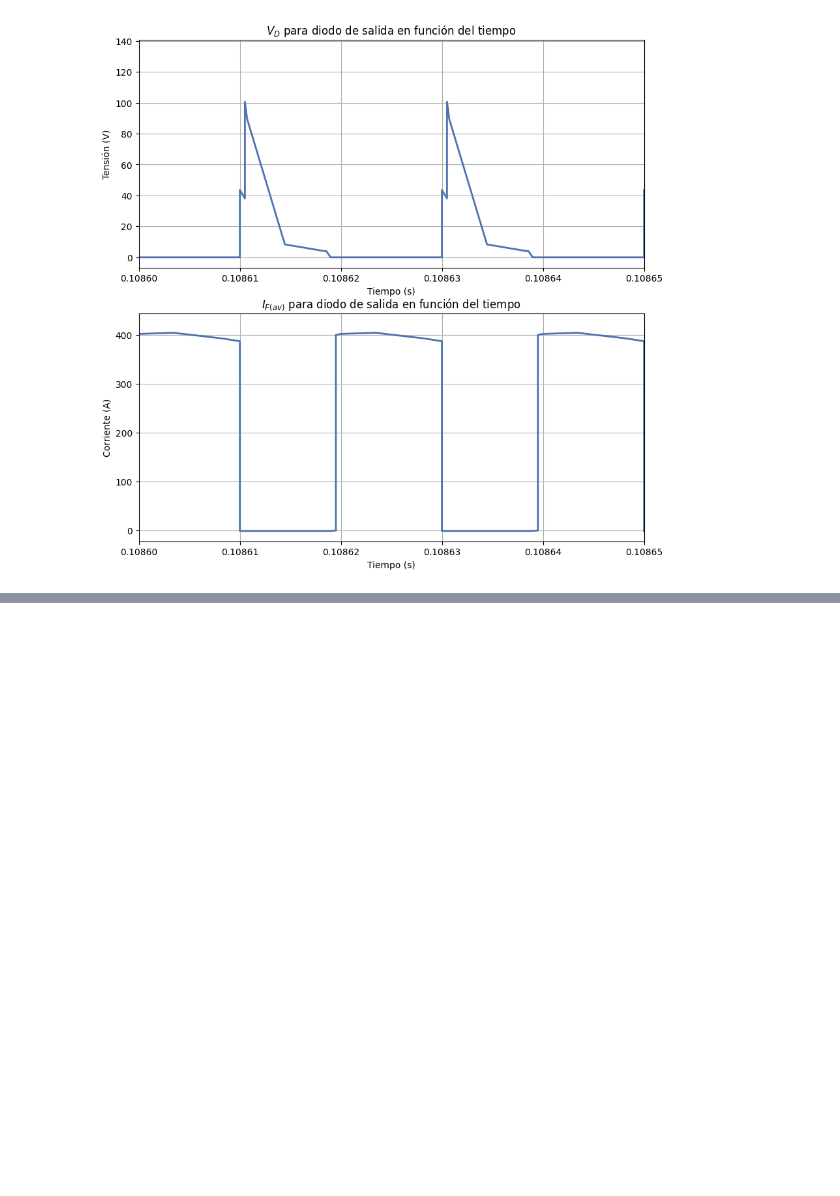
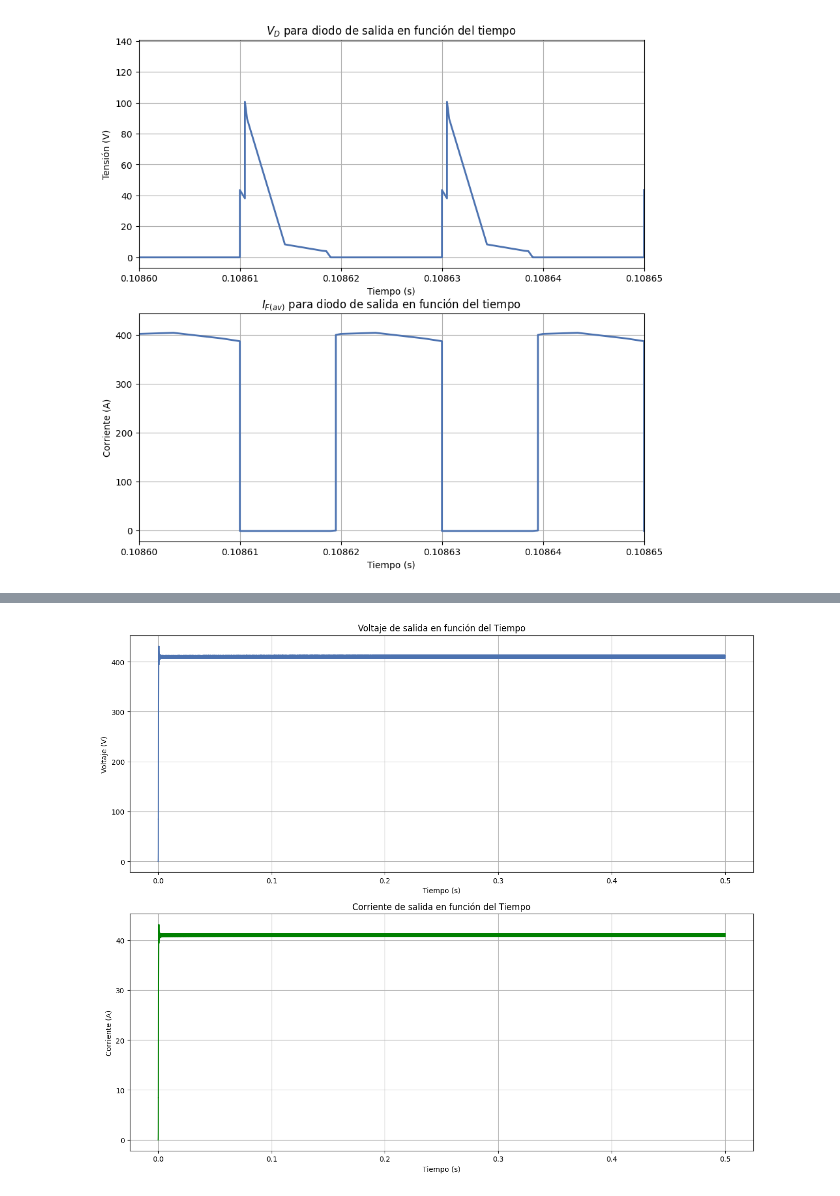
Before and after one commit to all5one-sudo/TFI_Electronica_Industrial, a Jupyter notebook: simulation_parameters.ipynb, the cells around one changed output, grey strips where cells are left out. Cells and saved outputs as stored; diff of their text form; code cells hidden in the pictures; blank space fills up the shorter version.

```diff
--- a/simulation_parameters.ipynb
+++ b/simulation_parameters.ipynb
@@ -243,0 +236,24 @@ plt.savefig('salida_resistencia.pdf')
+# %%
+
+plt.figure(figsize=(13, 11))
+
+# Subplot para el voltaje medido
+plt.subplot(2, 1, 1)
+plt.plot(time, voltage, label='Voltaje Medido')
+plt.xlabel('Tiempo (s)')
+plt.ylabel('Voltaje (V)')
+plt.title('Voltaje de salida en función del Tiempo')
+plt.grid(True)
+
+# Subplot para la corriente medida
+plt.subplot(2, 1, 2)
+plt.plot(time, current, label='Corriente Medida', color='green')
+plt.xlabel('Tiempo (s)')
+plt.ylabel('Corriente (A)')
+plt.title('Corriente de salida en función del Tiempo')
+plt.grid(True)
+
+plt.tight_layout()
+plt.show()
+# %% [output]
+[figure, added]
```
Also changed, not shown: parts of 13 cells of this notebook, 56 other files.
